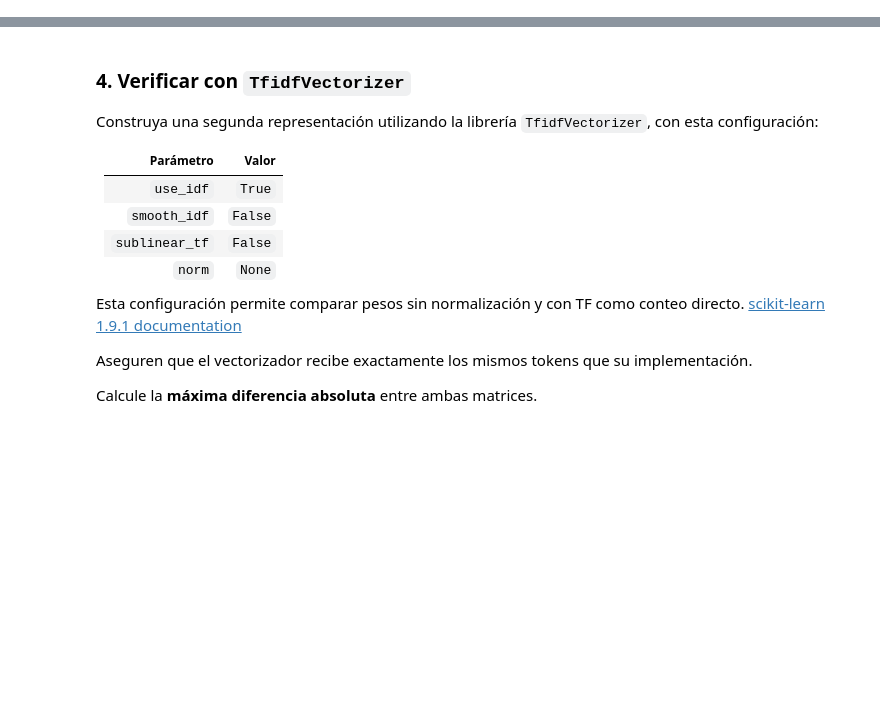
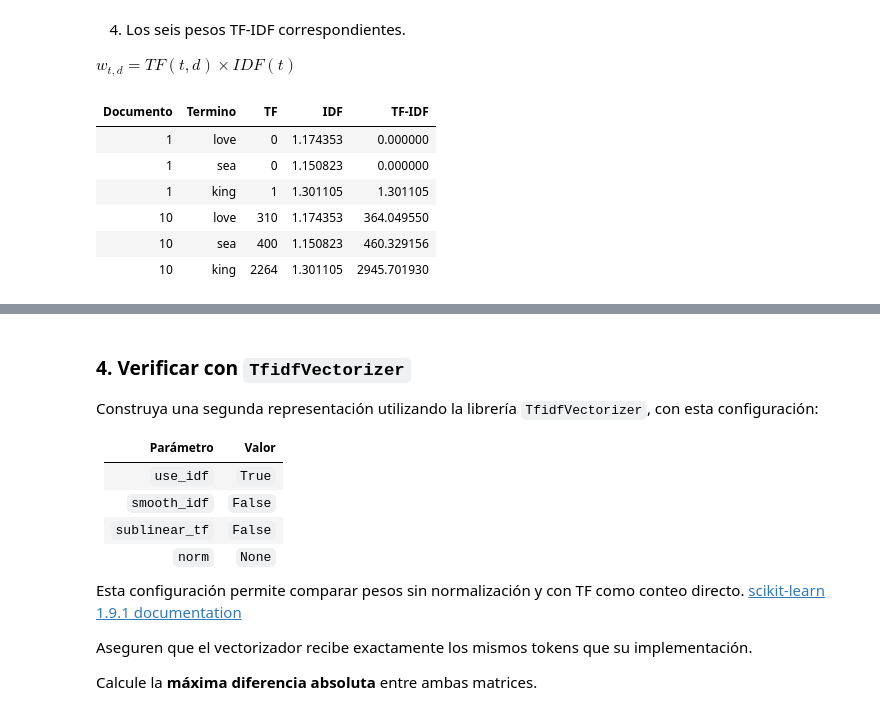
Before and after one commit to ambrosiafr/Ejercicio-02-Vector-Search, a Jupyter notebook: 03_vectorsearch.ipynb, the cells around one changed output, grey strips where cells are left out. Drawn from its saved outputs; the diff is of its cells as text; code cells hidden in the pictures; blank space fills up the shorter version.

```diff
--- a/03_vectorsearch.ipynb
+++ b/03_vectorsearch.ipynb
@@ -26,0 +199,8 @@ Conserve el texto original para mostrar fragmentos de los resultados. Todas las
+# %%
+# 2.1. TF
+def calcular_tf(tokens):
+    return dict(Counter(tokens))
+
+# 2.1. Resultado
+frecuencias_tf = calcular_tf(documentos[0])
+display(pd.DataFrame(frecuencias_tf.items(), columns=["Termino", "TF"]).head(10))
@@ -26,0 +221,11 @@ Conserve el texto original para mostrar fragmentos de los resultados. Todas las
+# %%
+# 2.2. DF
+def calcular_df(documentos):
+    frecuencias = Counter()
+    for documento in documentos:
+        frecuencias.update(set(documento))
+    return dict(frecuencias)
+
+# 2.2. Resultado
+frecuencias_df = calcular_df(documentos)
+display(pd.DataFrame(frecuencias_df.items(), columns=["Termino", "DF"]).head(10))
@@ -59,0 +275,28 @@ Aquí, $f(t,d)$ es el número de apariciones y $N$ el número de documentos.
+# %% [markdown]
+4. Los seis pesos TF-IDF correspondientes.
+
+$
+w_{t,d}=TF(t,d)\times IDF(t)
+$
+# %%
+# 2.4. Peso TF-IDF
+def calcular_peso(tf, idf):
+    return tf * idf
+
+# 2.4. Resultado: seis valores con la fórmula indicada en el enunciado
+pesos = []
+for posicion in range(2):
+    frecuencias = calcular_tf(documentos[posicion])
+    for palabra in ["love", "sea", "king"]:
+        tf = frecuencias.get(palabra, 0)
+        idf = valores_idf.get(palabra, 0)
+        pesos.append([identificadores[posicion], palabra, tf, idf, calcular_peso(tf, idf)])
+display(pd.DataFrame(pesos, columns=["Documento", "Termino", "TF", "IDF", "TF-IDF"]))
+# %% [output]
+| Documento | Termino | TF | IDF | TF-IDF |
+| 1 | love | 0 | 1.174353 | 0.000000 |
+| 1 | sea | 0 | 1.150823 | 0.000000 |
+| 1 | king | 1 | 1.301105 | 1.301105 |
+| 10 | love | 310 | 1.174353 | 364.049550 |
+| 10 | sea | 400 | 1.150823 | 460.329156 |
+| 10 | king | 2264 | 1.301105 | 2945.701930 |
```
Also changed, not shown: parts of 41 cells of this notebook.
